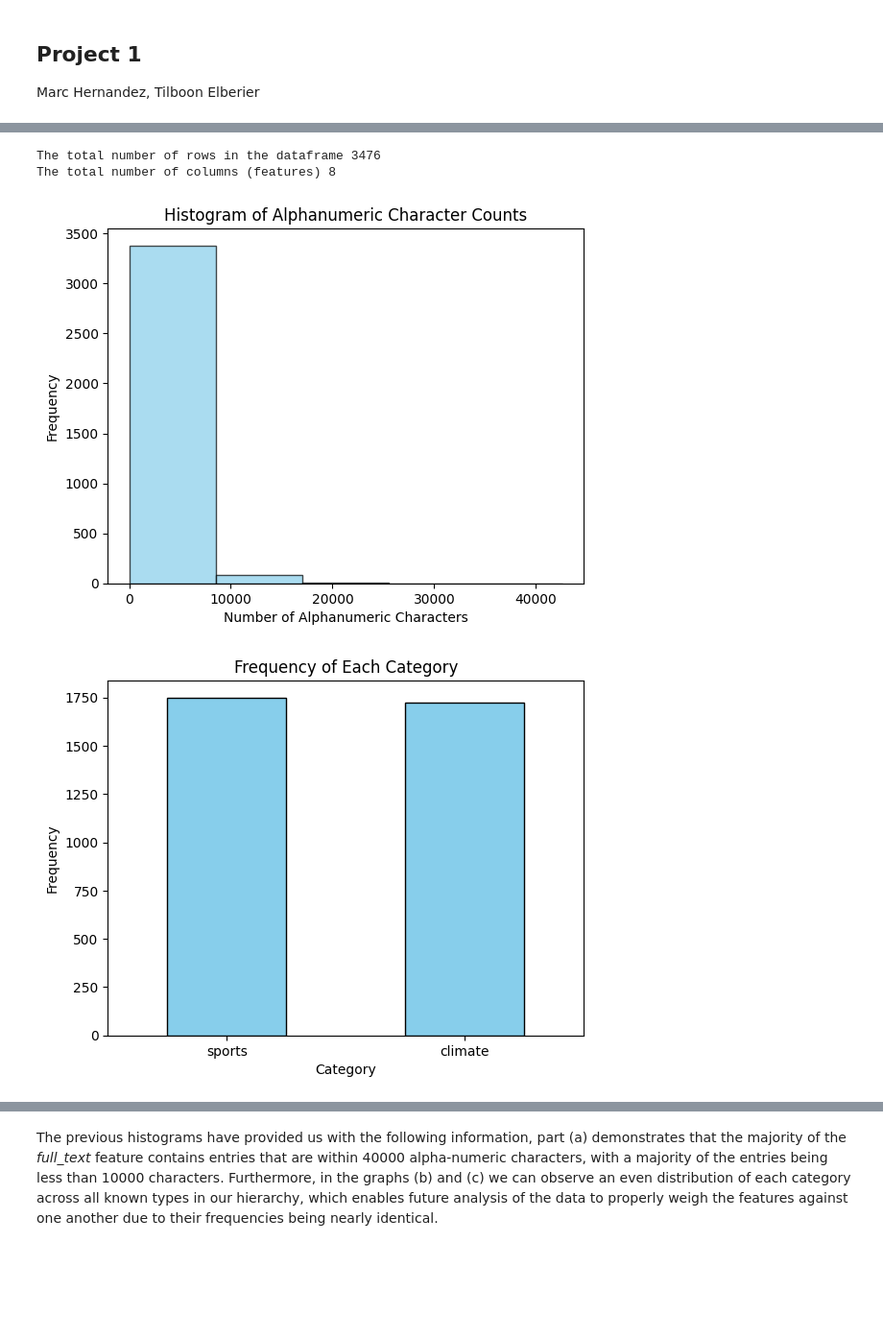
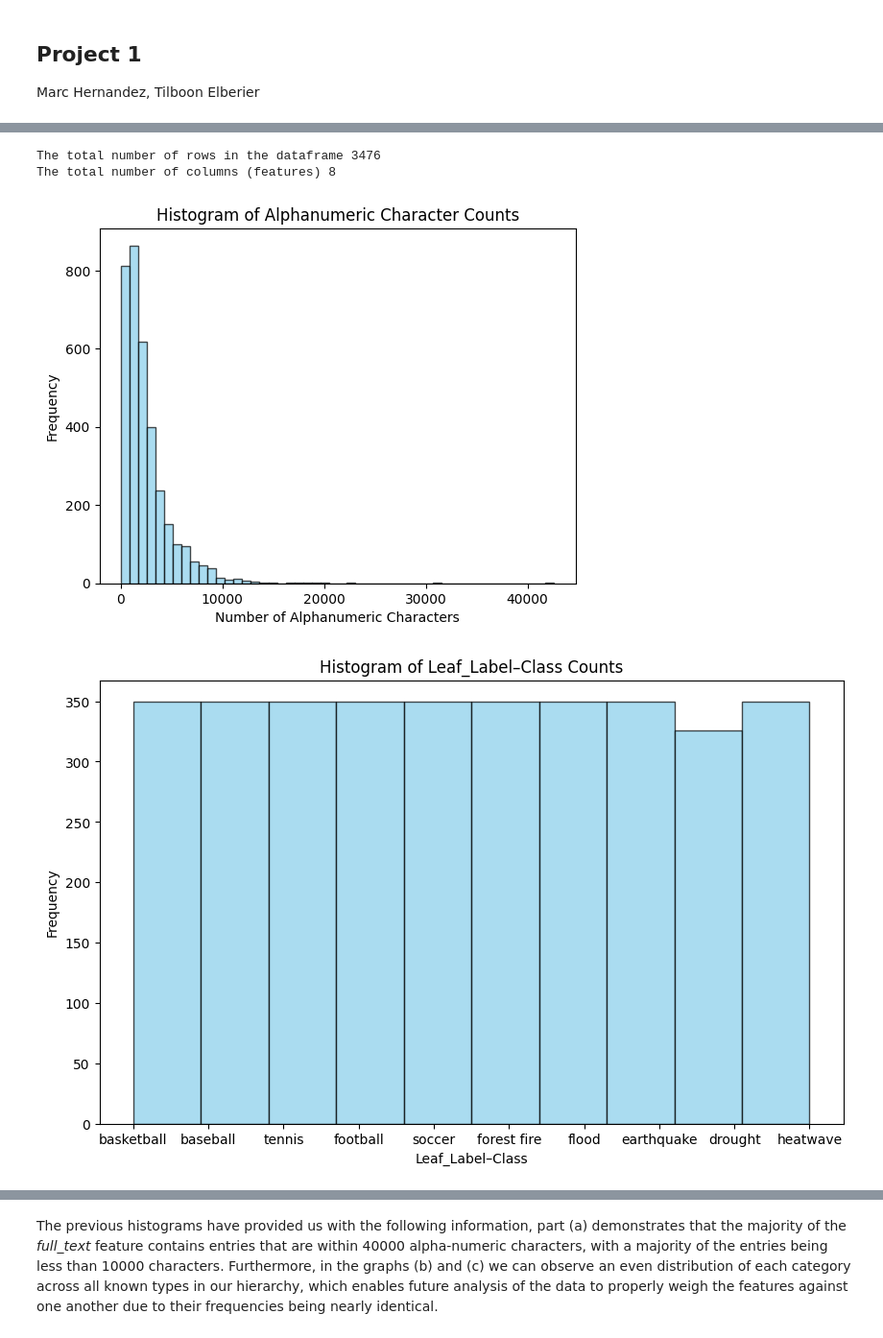
Before and after one commit to kbaseba/219, a Jupyter notebook: Project_1/project_1_code.ipynb, the cells around one changed output, grey strips where cells are left out. Shown: that part at 96% size. Drawn from its saved outputs; the diff is of its cells as text; code cells hidden in the pictures; blank space fills up the shorter version.

```diff
--- a/Project_1/project_1_code.ipynb
+++ b/Project_1/project_1_code.ipynb
@@ -51,33 +73,33 @@ Interpret Plots: Provide qualitative interpretations of the histograms.
 # %%
 # Code for question 1
 print("The total number of rows in the dataframe",df.shape[0])
 print("The total number of columns (features)", df.shape[1])
 
+# Histogram a.
 df['count'] = df['full_text'].apply(lambda x: sum(char.isalnum() for char in x))
-
-df['count'].plot.hist(bins=5, color='skyblue', edgecolor='black', alpha=0.7)
+df['count'].plot.hist(bins=50, color='skyblue', edgecolor='black', alpha=0.7)
 plt.title('Histogram of Alphanumeric Character Counts')
 plt.xlabel('Number of Alphanumeric Characters')
 plt.ylabel('Frequency')
 plt.show()
 
-root_counts = df['root_label'].value_counts()
-root_counts.plot(kind='bar', color='skyblue', edgecolor='black')
-plt.title('Frequency of Each Category')
-plt.xlabel('Category')
+# Histogram b.
+plt.figure(figsize=(10, 6))
+plt.hist(df['leaf_label'], bins=10, color='skyblue', edgecolor='black', alpha=0.7)
+plt.title('Histogram of Leaf_Label–Class Counts')
+plt.xlabel('Leaf_Label–Class')
+plt.ylabel('Frequency')
+plt.show()
+
+# Histogram c.
+plt.hist(df['root_label'], bins=2, color='skyblue', edgecolor='black', alpha=0.7)
+plt.title('Histogram of Root_Label-Class Counts')
+plt.xlabel('Root_Label-Class')
 plt.ylabel('Frequency')
 plt.xticks(rotation=0)  # Keep the x-axis labels horizontal
 plt.show()
-
-leaf_counts = df['leaf_label'].value_counts()
-leaf_counts.plot(kind='bar', color='skyblue', edgecolor='black')
-plt.title('Frequency of Each Category')
-plt.xlabel('Category')
-plt.ylabel('Frequency')
-plt.xticks(rotation=90)  # Keep the x-axis labels horizontal
-plt.show()
 # %% [output]
 The total number of rows in the dataframe 3476
 The total number of columns (features) 8
-[figure, old version]
+[figure, new version]
-[figure, old version]
+[figure, new version]
```
Also changed, not shown: parts of 10 cells of this notebook, 1 other file.
